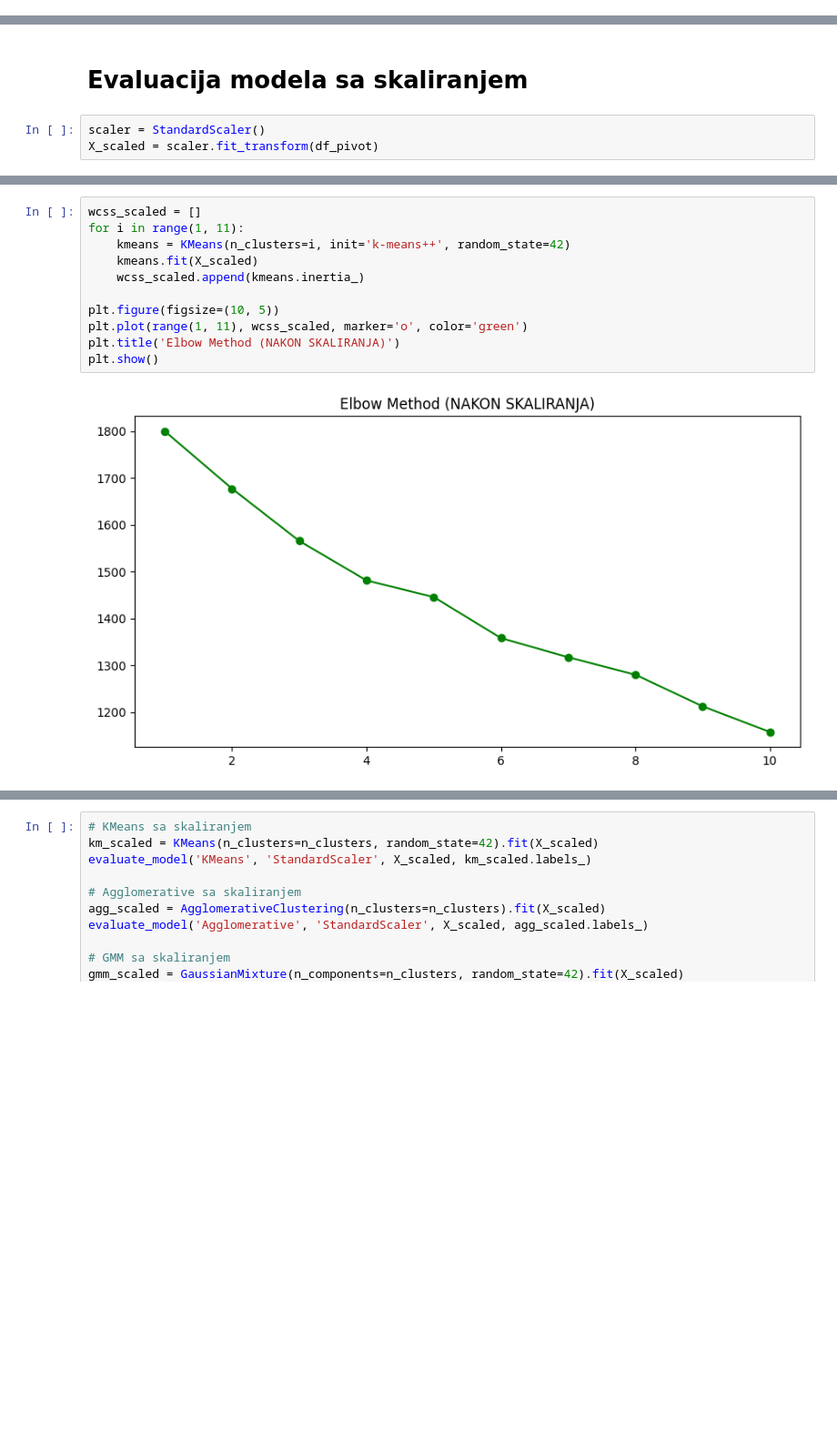
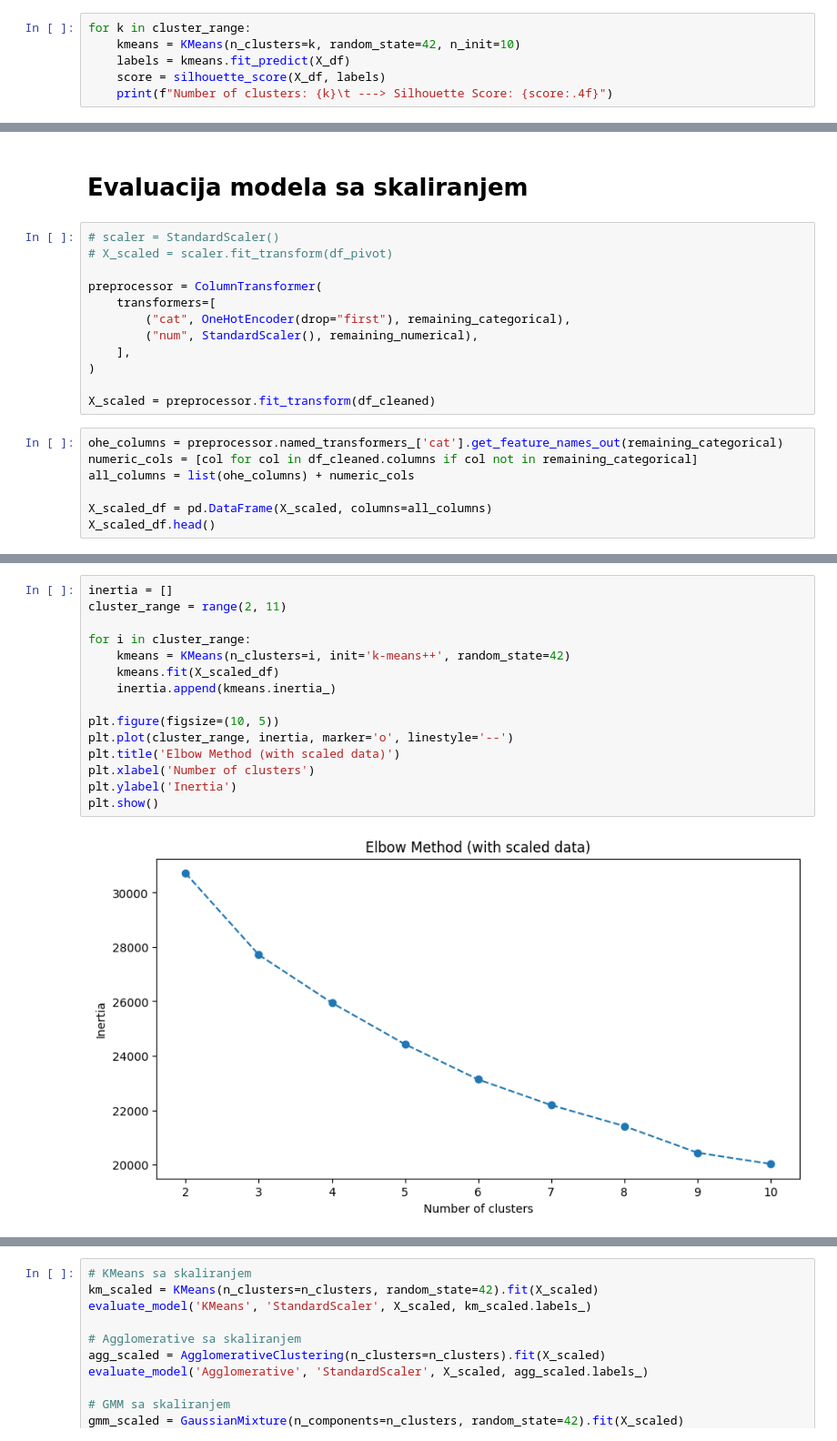
Before and after one commit to gavrilovicluka/machine-learning-projects, a Jupyter notebook: Projekat 2/Projekat2.ipynb, the cells around one changed output, grey strips where cells are left out. Shown at 91% size. Cells and saved outputs as stored; diff of their text form; blank space fills up the shorter version.

Commit message:
change project2 clusterization goal

```diff
--- a/Projekat 2/Projekat2.ipynb
+++ b/Projekat 2/Projekat2.ipynb
@@ -854,0 +991,6 @@ display(results_df)
+# %%
+for k in cluster_range:
+    kmeans = KMeans(n_clusters=k, random_state=42, n_init=10)
+    labels = kmeans.fit_predict(X_df)
+    score = silhouette_score(X_df, labels)
+    print(f"Number of clusters: {k}\t ---> Silhouette Score: {score:.4f}")
@@ -855,5 +1067,21 @@ display(results_df)
 # %% [markdown]
 # Evaluacija modela sa skaliranjem
 # %%
-scaler = StandardScaler()
-X_scaled = scaler.fit_transform(df_pivot)
+# scaler = StandardScaler()
+# X_scaled = scaler.fit_transform(df_pivot)
+
+preprocessor = ColumnTransformer(
+    transformers=[
+        ("cat", OneHotEncoder(drop="first"), remaining_categorical),
+        ("num", StandardScaler(), remaining_numerical),
+    ],
+)
+
+X_scaled = preprocessor.fit_transform(df_cleaned)
+# %%
+ohe_columns = preprocessor.named_transformers_['cat'].get_feature_names_out(remaining_categorical)
+numeric_cols = [col for col in df_cleaned.columns if col not in remaining_categorical]
+all_columns = list(ohe_columns) + numeric_cols
+
+X_scaled_df = pd.DataFrame(X_scaled, columns=all_columns)
+X_scaled_df.head()
@@ -860,13 +1096,17 @@ X_scaled = scaler.fit_transform(df_pivot)
 # %%
-wcss_scaled = []
-for i in range(1, 11):
+inertia = []
+cluster_range = range(2, 11)
+
+for i in cluster_range:
     kmeans = KMeans(n_clusters=i, init='k-means++', random_state=42)
-    kmeans.fit(X_scaled)
-    wcss_scaled.append(kmeans.inertia_)
+    kmeans.fit(X_scaled_df)
+    inertia.append(kmeans.inertia_)
 
 plt.figure(figsize=(10, 5))
-plt.plot(range(1, 11), wcss_scaled, marker='o', color='green')
-plt.title('Elbow Method (NAKON SKALIRANJA)')
+plt.plot(cluster_range, inertia, marker='o', linestyle='--')
+plt.title('Elbow Method (with scaled data)')
+plt.xlabel('Number of clusters')
+plt.ylabel('Inertia')
 plt.show()
 # %% [output]
-[figure, old version]
+[figure, new version]
```
Also changed, not shown: parts of 47 cells of this notebook.
